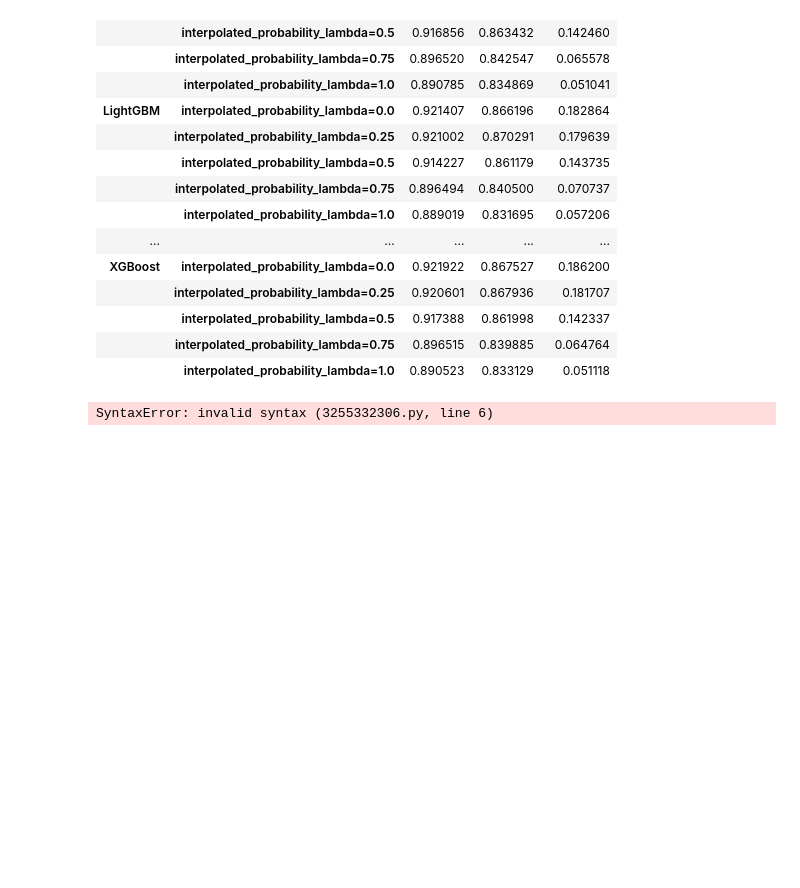
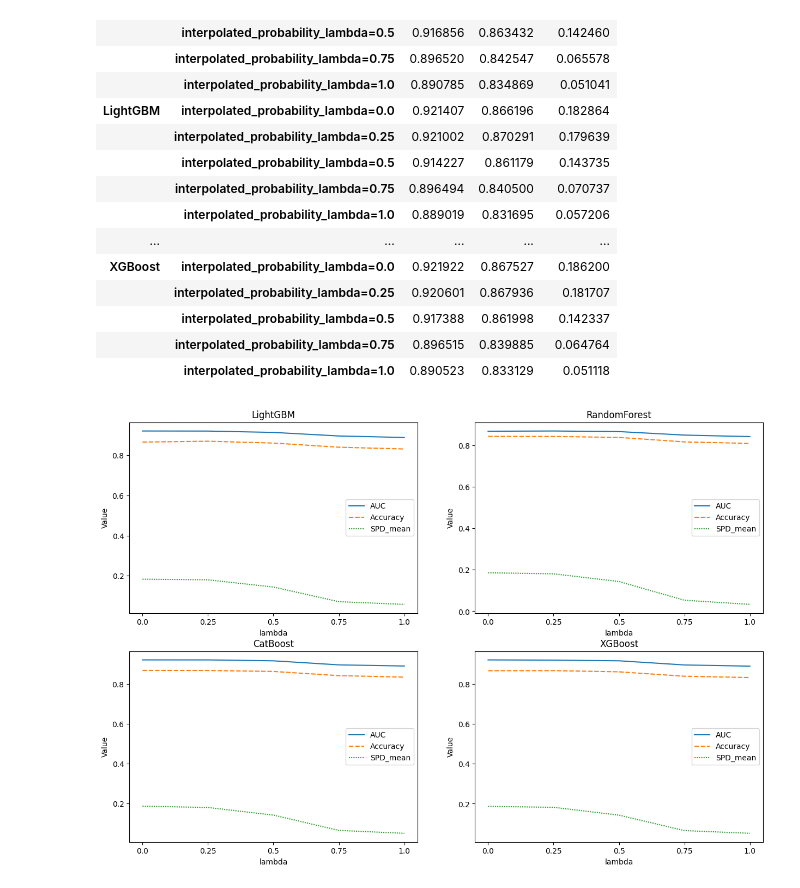
Before and after one commit to krugergui/Strong-statistical-parity-through-fair-synthetic-data, a Jupyter notebook: notebooks/adult-uci.ipynb, the cells around one changed output. Cells and saved outputs as stored; diff of their text form; code cells hidden in the pictures; blank space fills up the shorter version.

```diff
--- a/notebooks/adult-uci.ipynb
+++ b/notebooks/adult-uci.ipynb
@@ -346,18 +346,18 @@ out
 # %%
 fig, axs = plt.subplots(2, 2, figsize=(15, 10))
 axs = axs.flatten()
 
 for ax, model in zip(axs, predictor.get_model_names()):
     if "WeightedEnsemble" in model:
-        continue<
+        continue
 
     sns.lineplot(data=out.loc[model], ax=ax)
     ax.set(
         title=f"{model}",
         ylabel="Value",
         xlabel="lambda",
     )
     ax.set_xticks(np.linspace(0, 4, 5))
     ax.set_xticklabels(np.linspace(0, 1, 5))
 # %% [output]
-SyntaxError: invalid syntax (3255332306.py, line 6)
+[figure, added]
```
Also changed, not shown: 1 other file.
